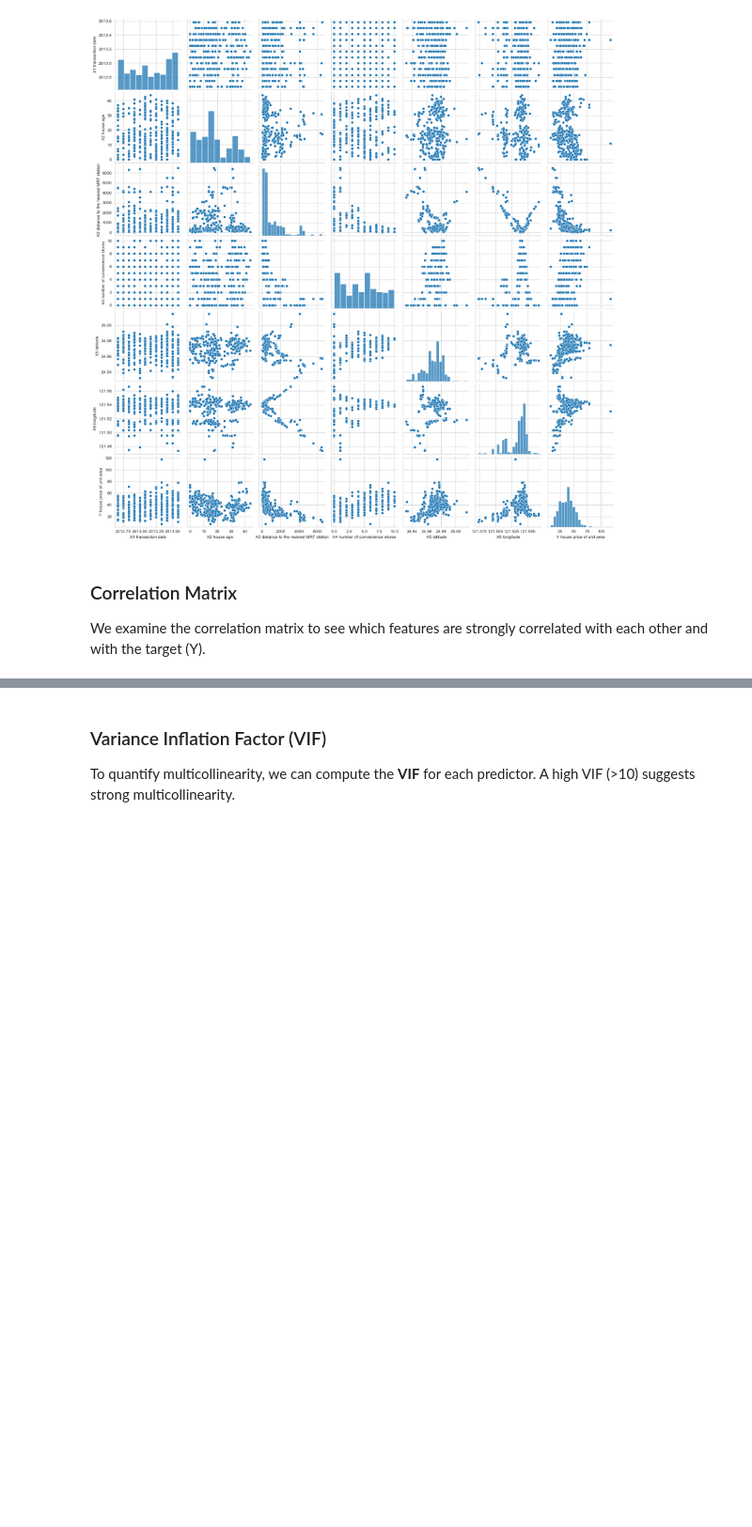
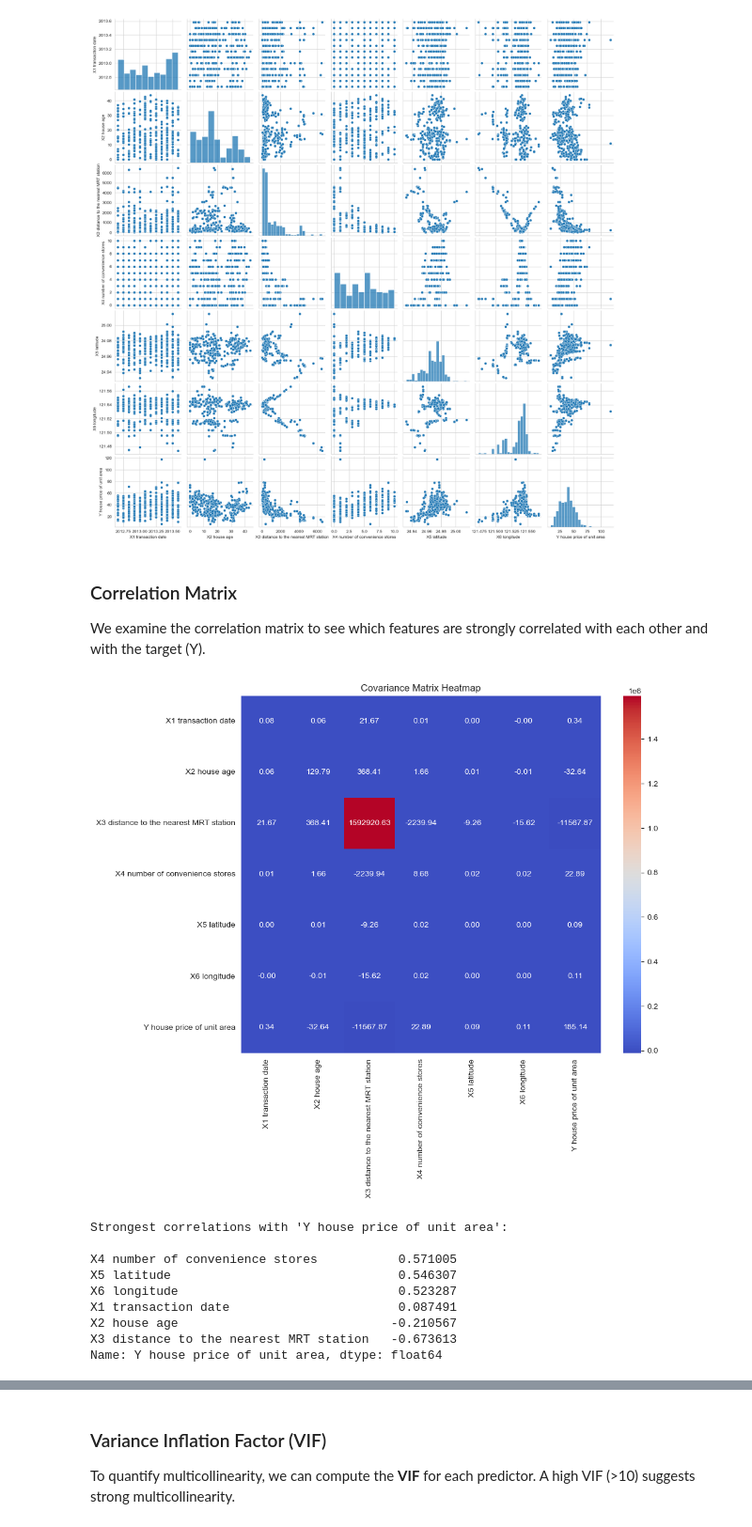
Before and after one commit to mohamd7ali/ML, a Jupyter notebook: real_estate.ipynb, the cells around one changed output, grey strips where cells are left out. Shown at 94% size. Cells and saved outputs as stored; diff of their text form; code cells hidden in the pictures; blank space fills up the shorter version.

Commit message:
Covariance Matrix & Correlation

```diff
--- a/real_estate.ipynb
+++ b/real_estate.ipynb
@@ -257,3 +257,47 @@ if y_col in numeric_cols:
     # TODO: Sort correlations in descending order and print the strongest ones
 else:
     print(f"Column '{y_col}' not found in numeric_cols.")
+# %%
+# TODO: Import necessary libraries
+import pandas as pd
+import numpy as np
+import seaborn as sns
+import matplotlib.pyplot as plt
+
+# TODO: Ensure df is your DataFrame and numeric_columns contains numeric column names (including "Y house price of unit area")
+# For demonstration purposes, here's how you might define them if not already defined:
+# df = pd.read_csv("your_data.csv")
+# numeric_columns = df.select_dtypes(include=[np.number]).columns.tolist()
+
+# Subset to only numeric columns
+df_numeric = df[numeric_columns]
+
+# TODO: Compute the covariance matrix manually and visualize it
+cov_matrix = df_numeric.cov()
+
+plt.figure(figsize=(10, 8))
+sns.heatmap(cov_matrix, annot=True, cmap='coolwarm', fmt=".2f")
+plt.title("Covariance Matrix Heatmap")
+plt.show()
+
+# TODO: Show the strongest correlations with "Y house price of unit area"
+y_col = "Y house price of unit area"
+if y_col in numeric_columns:
+    corr_matrix = df_numeric.corr()
+    y_corr = corr_matrix[y_col].drop(y_col)  # Drop self-correlation
+    y_corr_sorted = y_corr.sort_values(ascending=False)
+    print("Strongest correlations with 'Y house price of unit area':\n")
+    print(y_corr_sorted)
+else:
+    print(f"Column '{y_col}' not found in numeric_columns.")
+# %% [output]
+[figure, added]
+Strongest correlations with 'Y house price of unit area':
+
+X4 number of convenience stores           0.571005
+X5 latitude                               0.546307
+X6 longitude                              0.523287
+X1 transaction date                       0.087491
+X2 house age                             -0.210567
+X3 distance to the nearest MRT station   -0.673613
+Name: Y house price of unit area, dtype: float64
```
Also changed, not shown: parts of 1 cell of this notebook.
